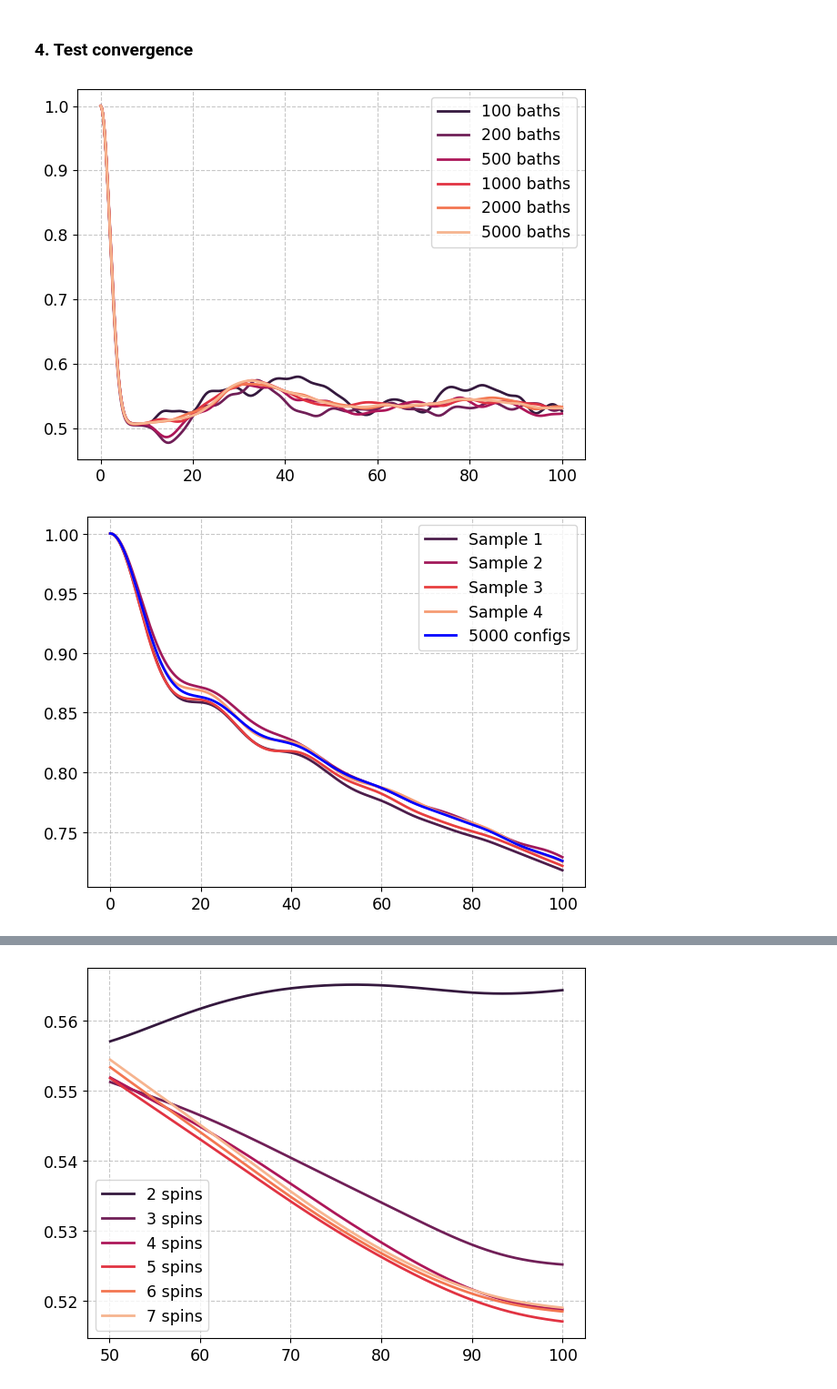
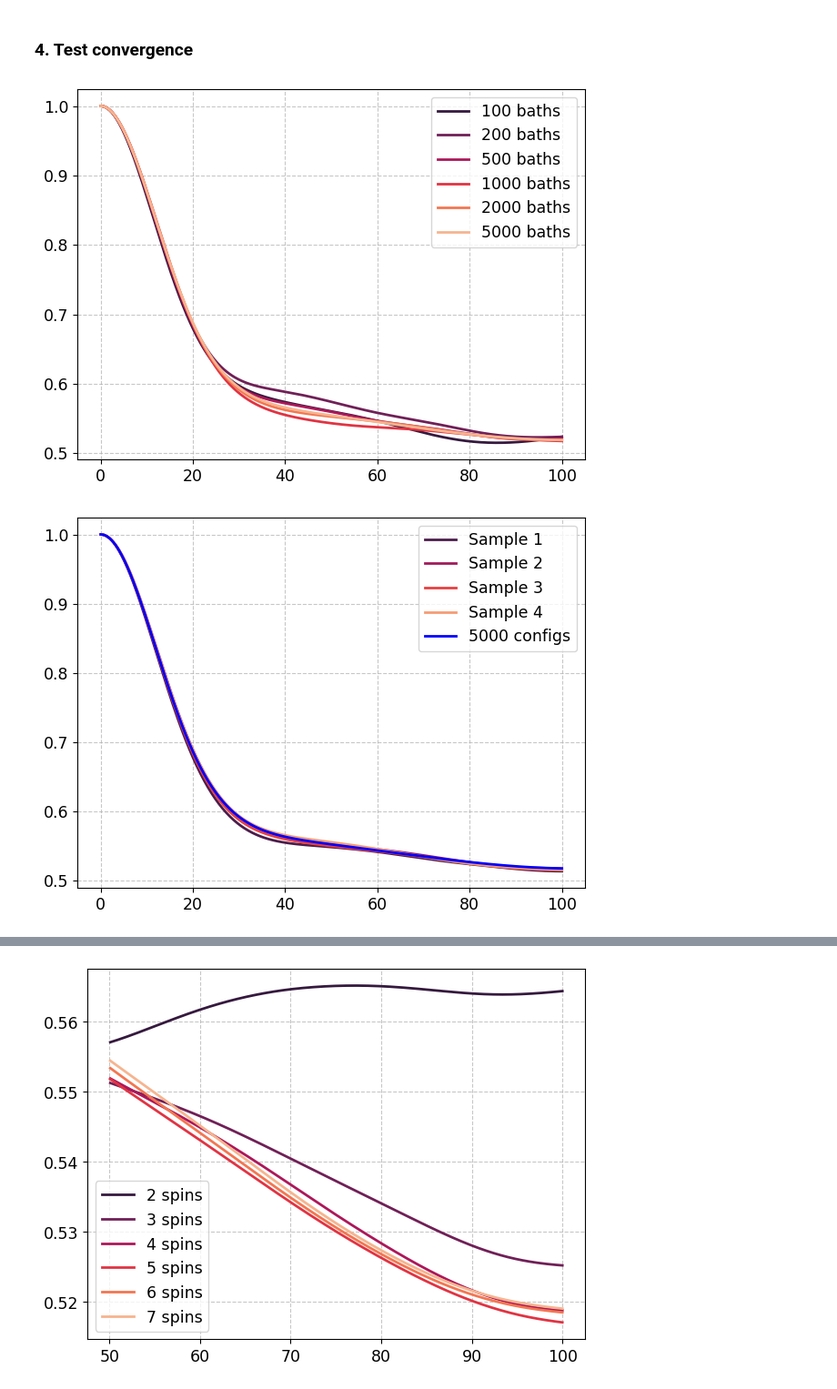
Before and after one commit to dehe1011/NVcenter, a Jupyter notebook: development/converge.ipynb, the cells around one changed output, grey strips where cells are left out. Shown at 91% size. Drawn from its saved outputs; the diff is of its cells as text; code cells hidden in the pictures.

```diff
--- a/development/converge.ipynb
+++ b/development/converge.ipynb
@@ -22,8 +22,8 @@ import seaborn as sns
 # %%
-for density_key in ['low_density', 'intermediate_density', 'high_density']:
+for density_key in ['low_density', 'intermediate_density', 'high_density', 'very_high_density]:
     for depth in [5e-9, 10e-9, 15e-9]:
 
-        density_dict = {'low_density': 1e-3/1e-18, 'intermediate_density': 5e-3/1e-18, 'high_density': 50e-3/1e-18}
+        density_dict = {'low_density': 1e-3/1e-18, 'intermediate_density': 5e-3/1e-18, 'high_density': 20e-3/1e-18, 'very_high_density': 50e-3/1e-18}
         density = density_dict[density_key]
         rmax = np.sqrt(7 / (density * np.pi))
 
@@ -87,7 +88,7 @@ t0 = time.time()
 env_approx_level = 'full_bath'
 Bz = 0
 
-for density_key in ['low_density', 'intermediate_density', 'high_density']:
+for density_key in ['high_density']: # ['low_density', 'intermediate_density', 'high_density', 'very_high_density]:
     for depth in [5e-9, 10e-9, 15e-9]:
 
         directory = os.path.join(os.getcwd(), "baths", ".important", "converge", f"{density_key}_{round(depth*1e9)}nm_depth")
@@ -169,32 +170,32 @@ for num_spins in [2,3,4,5,6,7]:
 # %% [markdown]
 ### 4. Test convergence
 # %%
-save_directory = os.path.join(os.getcwd(), "export", ".important", "converge", "high_density_10nm_depth")
+save_directory = os.path.join(os.getcwd(), "export", ".important", "converge", "intermediate_density_15nm_depth")
 # %%
 # converge the number of bath configurations
-num_spins = 5
+num_spins = 7
 
 fig, ax = plt.subplots()
 colors = sns.color_palette('rocket', n_colors=6)
 t_end, t_steps = 100e-6, 500
 t_list = np.linspace(0, t_end, t_steps)
 
 for i, num_baths in enumerate([100, 200, 500, 1000, 2000, 5000]):
     batch_idx_list = random.sample(range(1, 51), num_baths//100)
 
     states_merged = 0
     for batch_idx in batch_idx_list:
         save_filename = f'{num_spins}_spins_batch_{batch_idx}.npy'
         save_loc = os.path.join(save_directory, save_filename)
         states = np.load(save_loc)
         states_merged += states/len(batch_idx_list)
 
     pop0 = [q.expect(q.Qobj(state), q.fock_dm(2, 0)).real for state in states_merged]
     ax.plot(t_list * 1e6, pop0, color=colors[i], label=f"{num_baths} baths")
 ax.legend()
 plt.show()
 # %% [output]
-[figure, old version]
+[figure, new version]
 # %%
 # sampling with the same number of configurations
 num_spins = 5
@@ -229,7 +230,7 @@ ax.plot(t_list * 1e6, pop0, color='b', label=f"5000 configs")
 ax.legend()
 plt.show()
 # %% [output]
-[figure, old version]
+[figure, new version]
 # %%
 # converge the cutoff radius
 colors = sns.color_palette('rocket', n_colors=6)
```
Also changed, not shown: parts of 7 cells of this notebook, 2 other files.
